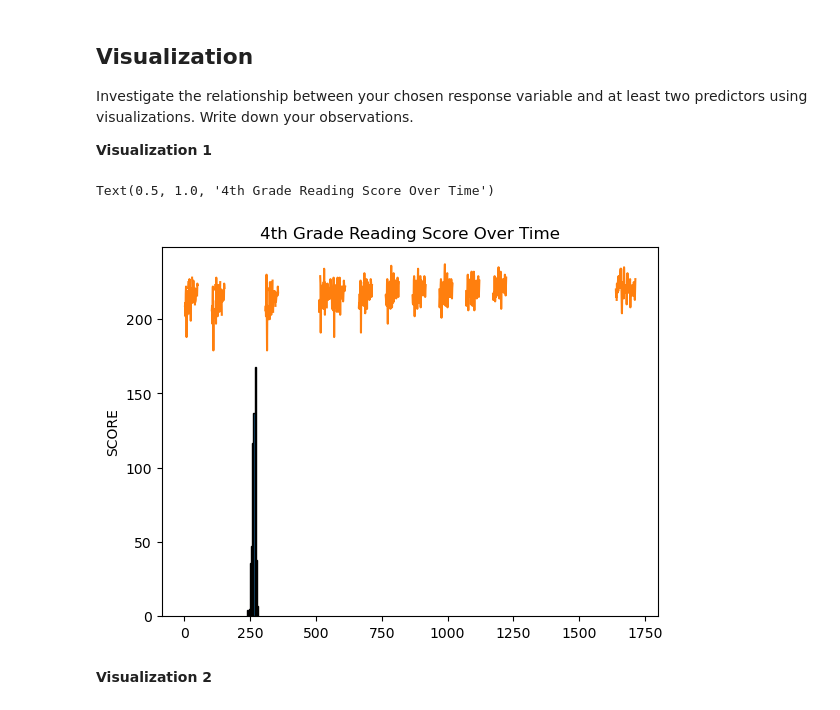
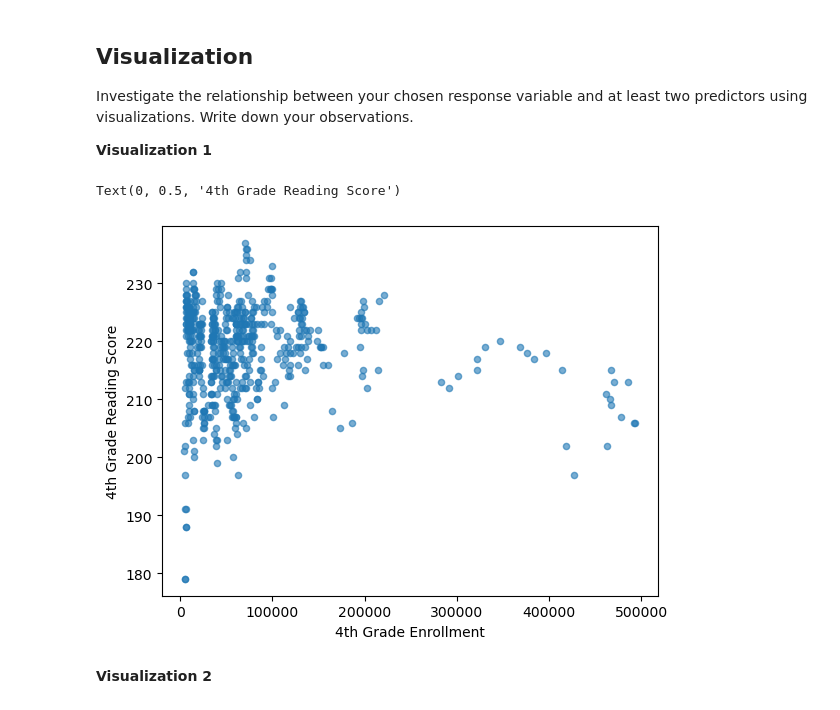
Before and after one commit to choycejakes/MDST-Onboarding, a Jupyter notebook: tutorial1/checkpoint1.ipynb, the cells around one changed output. Cells and saved outputs as stored; diff of their text form; code cells hidden in the pictures.

Commit message:
Checkpoint 1 Update (Visualization Fix)

```diff
--- a/tutorial1/checkpoint1.ipynb
+++ b/tutorial1/checkpoint1.ipynb
@@ -179,13 +179,11 @@ Investigate the relationship between your chosen response variable and at least
 # %%
 # @@@ 6
 
-
-df.AVG_READING_8_SCORE.plot.hist(title="Distribution of 4th Grade Reading Scores", edgecolor="black")
-df["AVG_READING_4_SCORE"].plot()
-plt.ylabel('SCORE')
-plt.title('4th Grade Reading Score Over Time')
+df.plot.scatter(x='GRADES_4_G', y='AVG_READING_4_SCORE', alpha=0.6)
+plt.xlabel('4th Grade Enrollment')
+plt.ylabel('4th Grade Reading Score')
 # %% [output]
-Text(0.5, 1.0, '4th Grade Reading Score Over Time')
+Text(0, 0.5, '4th Grade Reading Score')
-[figure, old version]
+[figure, new version]
 # %% [markdown]
 **Visualization 2**
```
Also changed, not shown: parts of 2 cells of this notebook.
